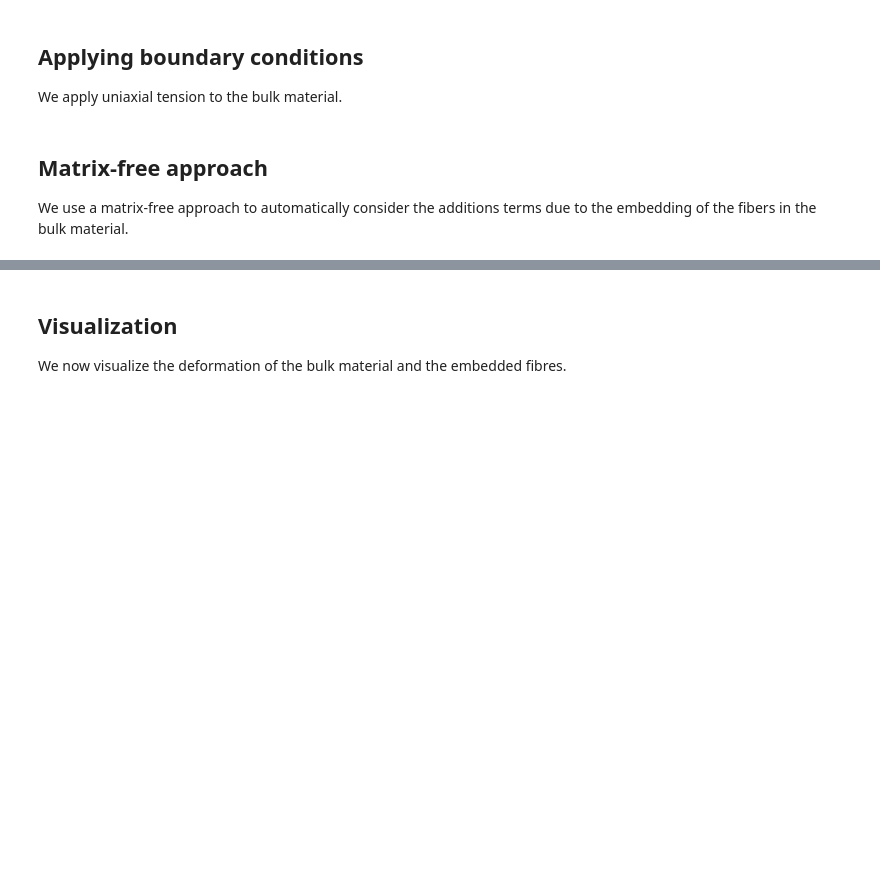
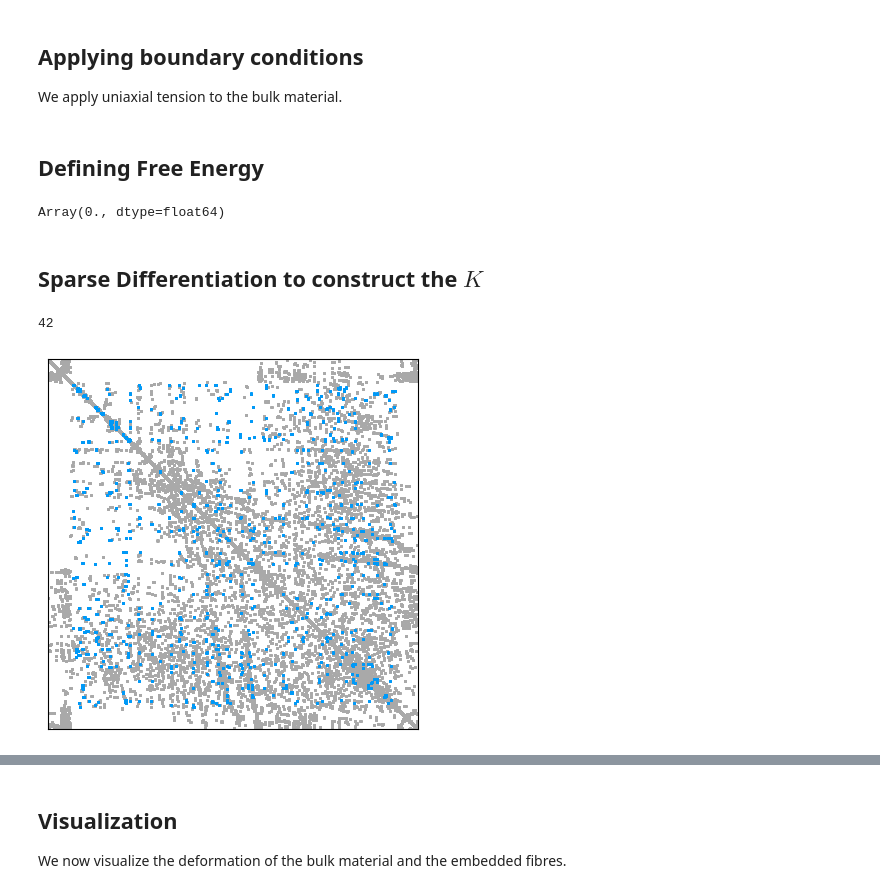
Before and after one commit to smec-ethz/tatva-docs, a Jupyter notebook: docs/assets/notebooks/examples/soft_hydrogel.ipynb, the cells around one changed output, grey strips where cells are left out. Cells and saved outputs as stored; diff of their text form; code cells hidden in the pictures; blank space fills up the shorter version.

```diff
--- a/docs/assets/notebooks/examples/soft_hydrogel.ipynb
+++ b/docs/assets/notebooks/examples/soft_hydrogel.ipynb
@@ -382,3 +298,5 @@ op_line = Operator(fiber_mesh, Line2In3D())
+# %%
+interpolater = op_plate.make_interpolate(fiber_mesh.coords)
 # %% [markdown]
 ## Defining the energy for the bulk material
 # %%
@@ -559,16 +413,55 @@ free_dofs = jnp.setdiff1d(jnp.arange(n_dofs), fixed_dofs)
+# %% [markdown]
+## Defining Free Energy
+# %%
+def total_energy_free(u_free: Array, lifter: lifter.Lifter):
+    u_full = lifter.lift_from_zeros(u_free)
+    return total_energy(u_full)
+
+
+total_energy_free(jnp.zeros(lifter_plate.size_reduced), lifter_plate)  # Test call
+# %% [output]
+Array(0., dtype=float64)
 # %% [markdown]
-## Matrix-free approach
-
-We use a matrix-free approach to automatically consider the additions terms due to the embedding of the fibers in the bulk material.
+## Sparse Differentiation to construct the $K$
 # %%
-gradient = jax.jacrev(total_energy)
-gradient_wo_fiber = jax.jacrev(total_energy_without_fibre)
+gradient = jax.grad(total_energy_free, argnums=0)
 
+sparsity_pattern = sparse.pattern_from_energy(
+    total_energy_free, lifter_plate.size_reduced, lifter_plate
+)
+sparsity_pattern_mesh = sparse.pattern_from_mesh(plate_mesh, n_dofs_per_node=2)
+sparsity_pattern_mesh = lifter_plate.adapt_sparsity(sparsity_pattern_mesh)
 
-@jax.jit(static_argnames=["gradient"])
-def compute_tangent(du, u_prev, gradient):
-    du_projected = du.at[fixed_dofs].set(0)
-    tangent = jax.jvp(gradient, (u_prev,), (du_projected,))[1]
-    tangent = tangent.at[fixed_dofs].set(0)
-    return tangent
+cm = sparse.ColoredMatrix.from_csr(sparsity_pattern)
+n_colors = int(cm.colors.max() + 1)
+print(n_colors)
+
+hessian_fn = sparse.jacfwd(gradient, colored_matrix=cm, color_batch_size=n_colors)
+hessian_fn = jax.jit(hessian_fn)
+# %% [output]
+42
+# %%
+
+import matplotlib.pyplot as plt
+
+ax = plt.axes()
+plt.spy(
+    sparsity_pattern_mesh.toarray(),
+    markersize=1,
+    color="darkgray",
+    markeredgecolor="darkgray",
+)
+plt.spy(
+    sparsity_pattern.toarray() - sparsity_pattern_mesh.toarray(),
+    markersize=1,
+    markeredgecolor="#009AF9",
+)
+
+
+ax.set_xticks([])
+ax.set_yticks([])
+
+plt.show()
+# %% [output]
+[figure, added]
 # %%
```
Also changed, not shown: parts of 20 cells of this notebook, 9 other files.
